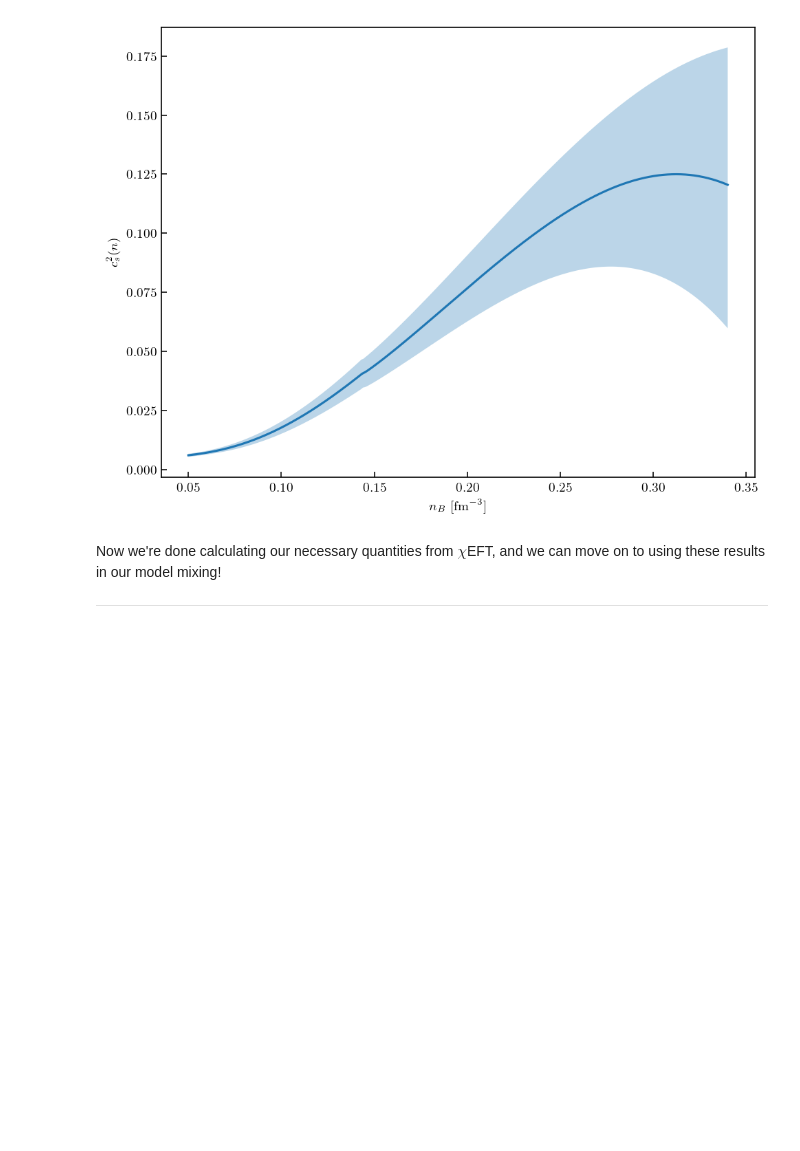
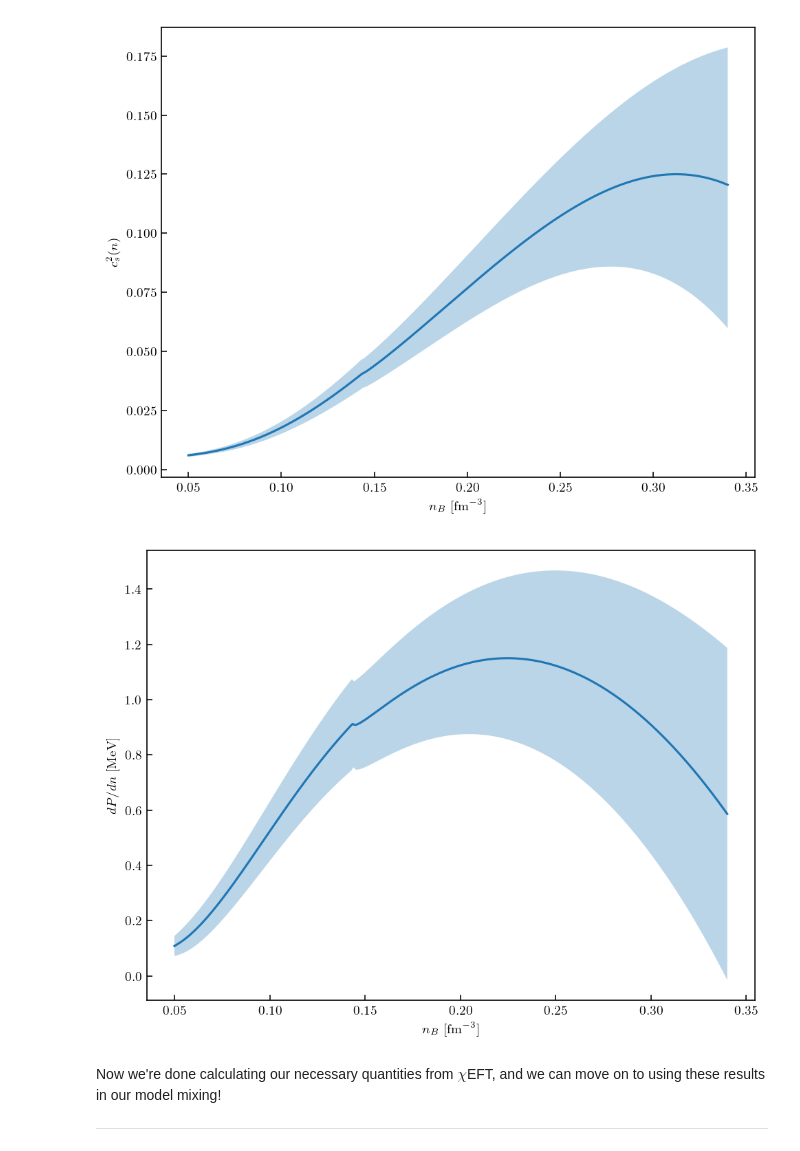
Before and after one commit to asemposki/neutron-rich-bmm, a Jupyter notebook: notebooks/NSM_EOS_ChEFT.ipynb, the cells around one changed output. Drawn from its saved outputs; the diff is of its cells as text; code cells hidden in the pictures; blank space fills up the shorter version.

Commit message:
adding derivative work and other stuff, who knows, who cares

```diff
--- a/notebooks/NSM_EOS_ChEFT.ipynb
+++ b/notebooks/NSM_EOS_ChEFT.ipynb
@@ -1245,5 +1247,28 @@ plt.ylabel(r'$c_{s}^{2}(n)$')
 plt.show()
 # %% [output]
 [figure]
+# %%
+# try derivative of P wrt nB to see how that looks
+# scaled mean, std_dev
+pre_data_scaled = p_NSM_N3LO/pressure_free
+std_nsm_scaled = std_nsm_numerical/pressure_free
+
+dPdn = np.gradient(pre_data_scaled, density_all, edge_order=2)
+dPdn_lower = np.gradient((pre_data_scaled - std_nsm_scaled), density_all, edge_order=2)
+dPdn_upper = np.gradient((pre_data_scaled + std_nsm_scaled), density_all, edge_order=2)
+dPdn_std = dPdn_upper - dPdn
+
+dPdn_unscaled = np.gradient(p_NSM_N3LO, density_all, edge_order=2)
+dPdn_lower_unscaled = np.gradient((p_NSM_N3LO_lower), density_all, edge_order=2)
+dPdn_upper_unscaled = np.gradient((p_NSM_N3LO_upper), density_all, edge_order=2)
+dPdn_std_unscaled = dPdn_upper_unscaled - dPdn_unscaled
+
+plt.plot(density_all, dPdn)
+plt.fill_between(density_all, dPdn_lower, dPdn_upper, alpha=0.3)
+plt.xlabel(r'$n_{B}$ [fm$^{-3}$]')
+plt.ylabel(r'$dP/dn$ [MeV]')
+plt.show()
+# %% [output]
+[figure, added]
 # %%
 # save these results to a file to use for the BMM results
```
Also changed, not shown: parts of 11 cells of this notebook, 2 other files.
